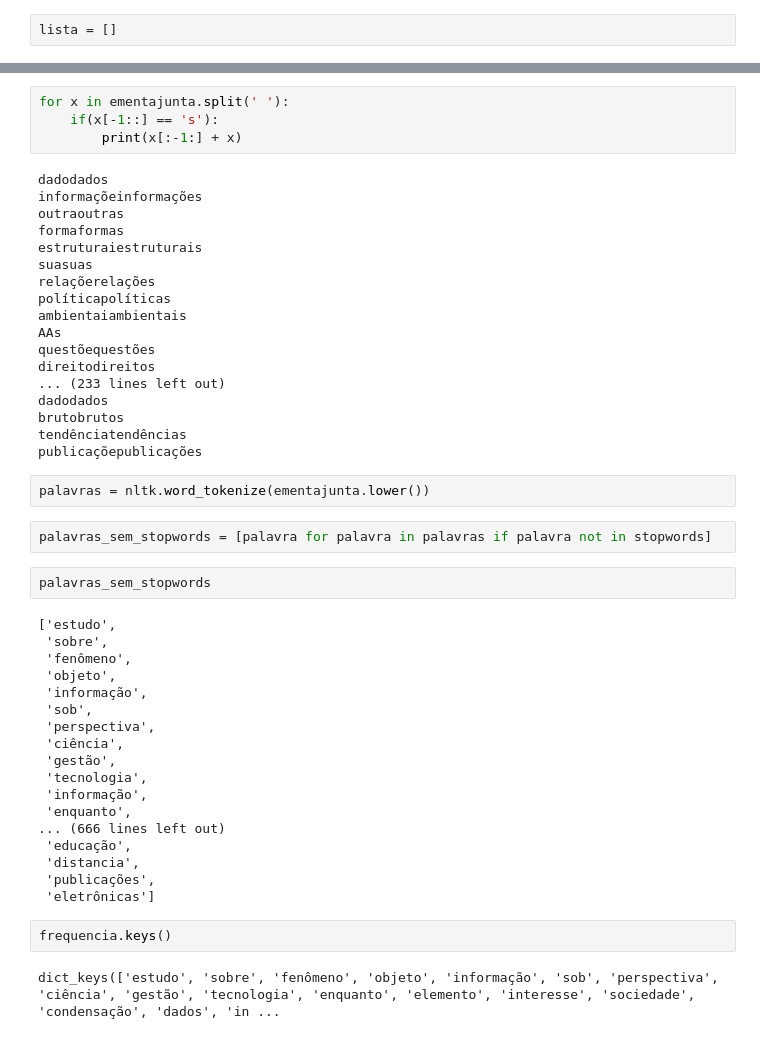
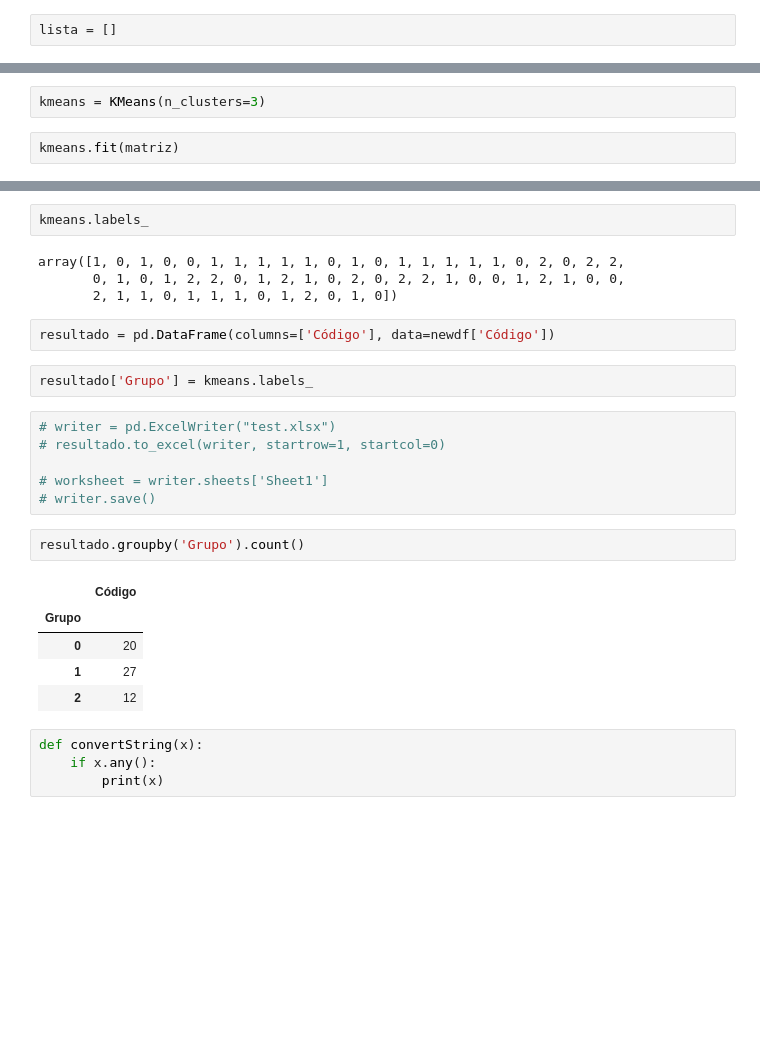
Before and after one commit to julianosilva23/mineracaoTextoGestaodaInformacao, a Jupyter notebook: analisePython.ipynb, the cells around one changed output, grey strips where cells are left out. Saved outputs shown, nothing was run; the diff lists cells and outputs as text; blank space fills up the shorter version.

```diff
--- a/analisePython.ipynb
+++ b/analisePython.ipynb
@@ -20,0 +106,4 @@ ementajunta = " ".join(ementa)
+# %%
+kmeans = KMeans(n_clusters=3)
+# %%
+kmeans.fit(matriz)
@@ -21,50 +123,28 @@ ementajunta = " ".join(ementa)
+# %%
+kmeans.labels_
+# %% [output]
+array([1, 0, 1, 0, 0, 1, 1, 1, 1, 1, 0, 1, 0, 1, 1, 1, 1, 1, 0, 2, 0, 2, 2,
+       0, 1, 0, 1, 2, 2, 0, 1, 2, 1, 0, 2, 0, 2, 2, 1, 0, 0, 1, 2, 1, 0, 0,
+       2, 1, 1, 0, 1, 1, 1, 0, 1, 2, 0, 1, 0])
+# %%
+resultado = pd.DataFrame(columns=['Código'], data=newdf['Código'])
+# %%
+resultado['Grupo'] = kmeans.labels_
+# %%
+# writer = pd.ExcelWriter("test.xlsx")
+# resultado.to_excel(writer, startrow=1, startcol=0)
+
+# worksheet = writer.sheets['Sheet1']
+# writer.save()
+# %%
+resultado.groupby('Grupo').count()
+# %% [output]
+|  | Código |
+| Grupo |  |
+| 0 | 20 |
+| 1 | 27 |
+| 2 | 12 |
 # %%
-for x in ementajunta.split(' '):
-    if(x[-1::] == 's'):
-        print(x[:-1:] + x)
+def convertString(x):
+    if x.any():
+        print(x)
-# %% [output]
-dadodados
-informaçõeinformações
-outraoutras
-formaformas
-estruturaiestruturais
-suasuas
-relaçõerelações
-políticapolíticas
-ambientaiambientais
-AAs
-questõequestões
-direitodireitos
-... (233 lines left out)
-dadodados
-brutobrutos
-tendênciatendências
-publicaçõepublicações
-# %%
-palavras = nltk.word_tokenize(ementajunta.lower())
-# %%
-palavras_sem_stopwords = [palavra for palavra in palavras if palavra not in stopwords]
-# %%
-palavras_sem_stopwords
-# %% [output]
-['estudo',
- 'sobre',
- 'fenômeno',
- 'objeto',
- 'informação',
- 'sob',
- 'perspectiva',
- 'ciência',
- 'gestão',
- 'tecnologia',
- 'informação',
- 'enquanto',
-... (666 lines left out)
- 'educação',
- 'distancia',
- 'publicações',
- 'eletrônicas']
-# %%
-frequencia.keys()
-# %% [output]
-dict_keys(['estudo', 'sobre', 'fenômeno', 'objeto', 'informação', 'sob', 'perspectiva', 'ciência', 'gestão', 'tecnologia', 'enquanto', 'elemento', 'interesse', 'sociedade', 'condensação', 'dados', 'in ...
```
Also changed, not shown: parts of 20 cells of this notebook.
